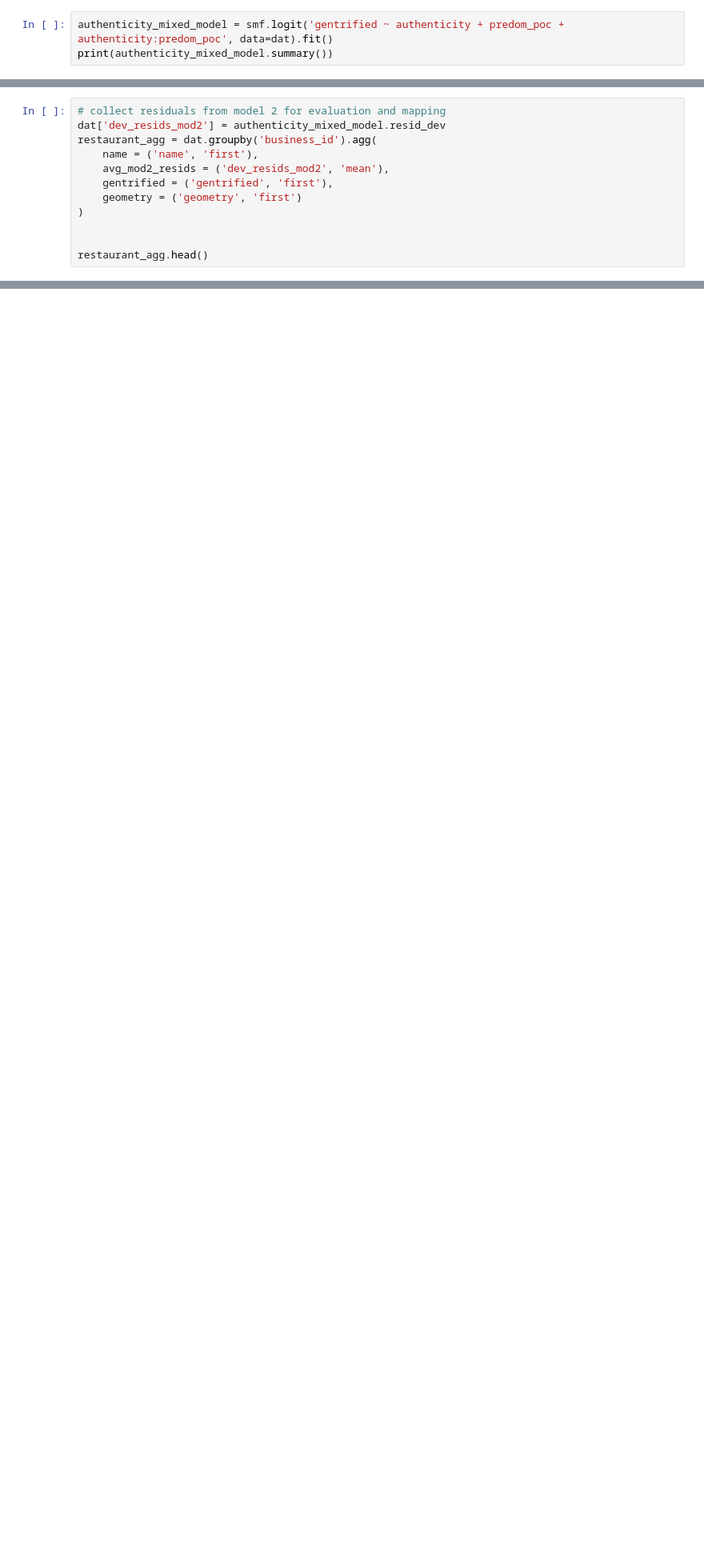
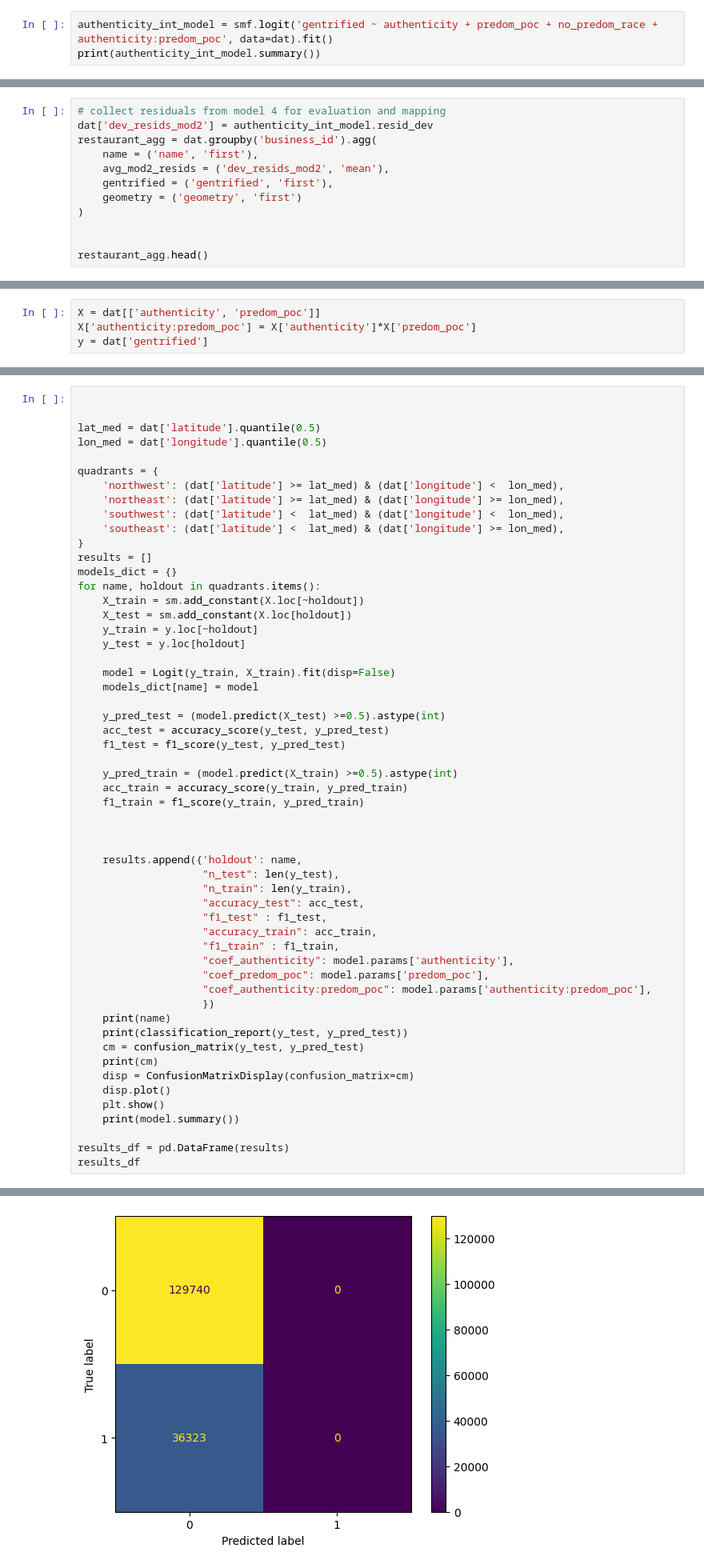
Before and after one commit to glow-27/COGS_209_proj, a Jupyter notebook: 2020_text_processing.ipynb, the cells around one changed output, grey strips where cells are left out. Shown at 80% size. Cells and saved outputs as stored; diff of their text form; blank space fills up the shorter version.

Commit message:
changes I made for the report

```diff
--- a/2020_text_processing.ipynb
+++ b/2020_text_processing.ipynb
@@ -392,5 +497,5 @@ plt.show()
 # %%
-authenticity_mixed_model = smf.logit('gentrified ~ authenticity + predom_poc + authenticity:predom_poc', data=dat).fit()
-print(authenticity_mixed_model.summary())
+authenticity_int_model = smf.logit('gentrified ~ authenticity + predom_poc + no_predom_race + authenticity:predom_poc', data=dat).fit()
+print(authenticity_int_model.summary())
 # %% [output]
 Optimization terminated successfully.
@@ -416,6 +534,6 @@ authenticity:predom_poc     0.7048      0.075      9.423      0.000       0.558
 # %%
-# collect residuals from model 2 for evaluation and mapping
-dat['dev_resids_mod2'] = authenticity_mixed_model.resid_dev
+# collect residuals from model 4 for evaluation and mapping
+dat['dev_resids_mod2'] = authenticity_int_model.resid_dev
 restaurant_agg = dat.groupby('business_id').agg(
     name = ('name', 'first'),
     avg_mod2_resids = ('dev_resids_mod2', 'mean'),
@@ -602,0 +766,4 @@ simple        -0.0950      0.023     -4.073      0.000      -0.141      -0.049
+# %%
+X = dat[['authenticity', 'predom_poc']]
+X['authenticity:predom_poc'] = X['authenticity']*X['predom_poc']
+y = dat['gentrified']
@@ -602,0 +777,56 @@ simple        -0.0950      0.023     -4.073      0.000      -0.141      -0.049
+# %%
+
+
+lat_med = dat['latitude'].quantile(0.5)
+lon_med = dat['longitude'].quantile(0.5)
+
+quadrants = {
+    'northwest': (dat['latitude'] >= lat_med) & (dat['longitude'] <  lon_med),
+    'northeast': (dat['latitude'] >= lat_med) & (dat['longitude'] >= lon_med),
+    'southwest': (dat['latitude'] <  lat_med) & (dat['longitude'] <  lon_med),
+    'southeast': (dat['latitude'] <  lat_med) & (dat['longitude'] >= lon_med),
+}
+results = []
+models_dict = {}
+for name, holdout in quadrants.items():
+    X_train = sm.add_constant(X.loc[~holdout])
+    X_test = sm.add_constant(X.loc[holdout])
+    y_train = y.loc[~holdout]
+    y_test = y.loc[holdout]
+
+    model = Logit(y_train, X_train).fit(disp=False)
+    models_dict[name] = model
+
+    y_pred_test = (model.predict(X_test) >=0.5).astype(int)
+    acc_test = accuracy_score(y_test, y_pred_test)
+    f1_test = f1_score(y_test, y_pred_test)
+
+    y_pred_train = (model.predict(X_train) >=0.5).astype(int)
+    acc_train = accuracy_score(y_train, y_pred_train)
+    f1_train = f1_score(y_train, y_pred_train)
+
+
+
+    results.append({'holdout': name,
+                    "n_test": len(y_test),
+                    "n_train": len(y_train),
+                    "accuracy_test": acc_test,
+                    "f1_test" : f1_test,
+                    "accuracy_train": acc_train,
+                    "f1_train" : f1_train,
+                    "coef_authenticity": model.params['authenticity'],
+                    "coef_predom_poc": model.params['predom_poc'],
+                    "coef_authenticity:predom_poc": model.params['authenticity:predom_poc'],
+                    })
+    print(name)
+    print(classification_report(y_test, y_pred_test))
+    cm = confusion_matrix(y_test, y_pred_test)
+    print(cm)
+    disp = ConfusionMatrixDisplay(confusion_matrix=cm)
+    disp.plot()
+    plt.show()
+    print(model.summary())
+
+results_df = pd.DataFrame(results)
+results_df
+# %% [output]
@@ -602,0 +850 @@ simple        -0.0950      0.023     -4.073      0.000      -0.141      -0.049
+[figure, added]
```
Also changed, not shown: parts of 31 cells of this notebook, 1 other file.
